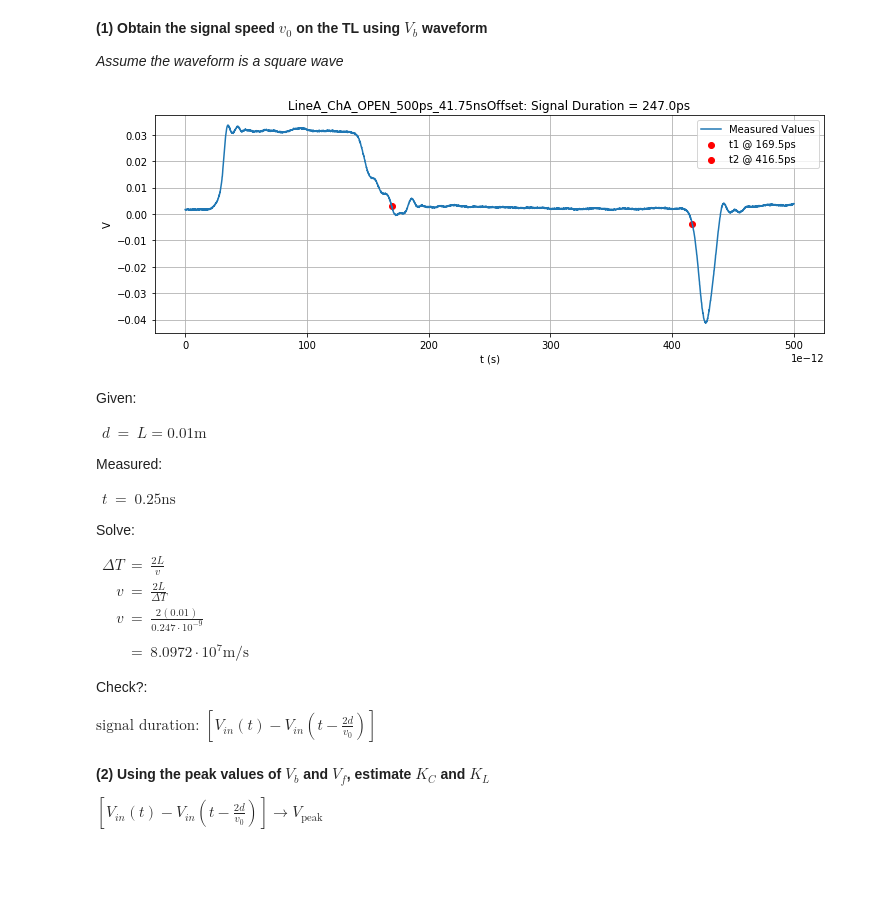
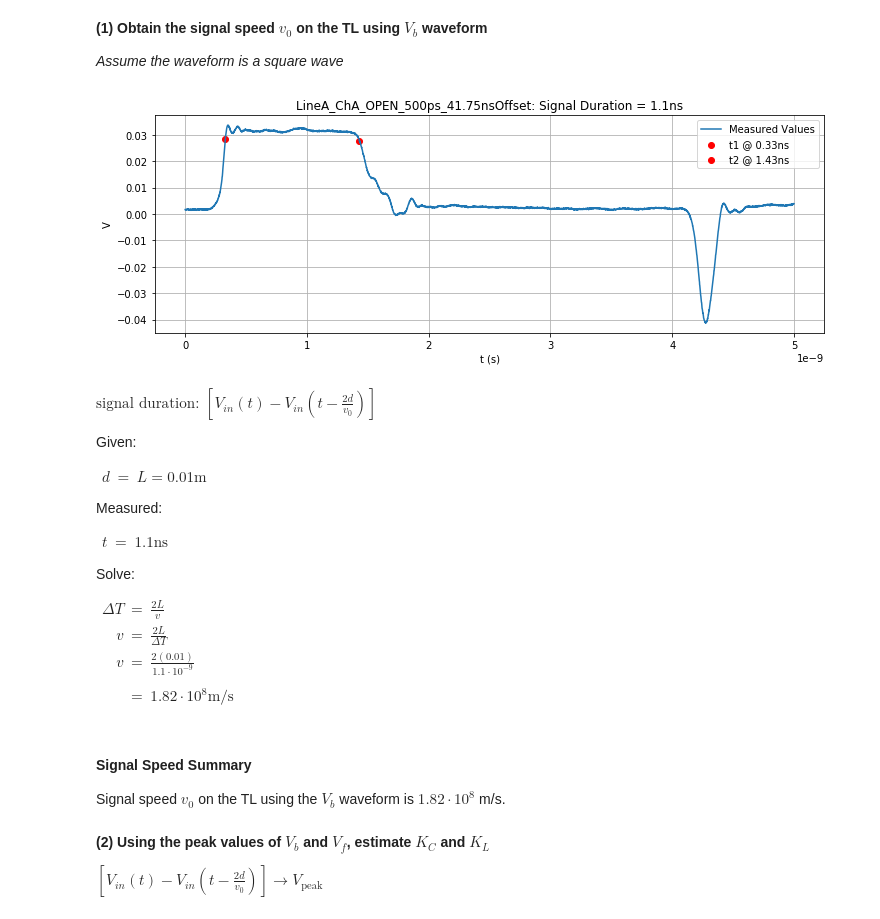
Before and after one commit to kegedy/UWEE572, a Jupyter notebook: labs/lab02/lab02.ipynb, the cells around one changed output. Drawn from its saved outputs; the diff is of its cells as text; code cells hidden in the pictures; blank space fills up the shorter version.

```diff
--- a/labs/lab02/lab02.ipynb
+++ b/labs/lab02/lab02.ipynb
@@ -585,42 +565,43 @@ axs[2,1].legend();
 # %%
 # Signal Duration: LineA_ChA_OPEN_500ps_41.75nsOffset
 #
 fig,ax = plt.subplots(figsize=(12,4))
 L = len(LineA_ChA_OPEN_500ps_41)
-x,res = np.linspace(0,500*10**(-12),L,endpoint=False,retstep=True)
-Ures = res*10**12
+x,res = np.linspace(0,5*10**(-9),L,endpoint=False,retstep=True)
+Ures = res*10**9
 
 # Define starting/ending points of input waveform
-x90F,x10F = FallTime( LineA_ChA_OPEN_500ps_41[900:1500] )
-x10R,x90R = RiseTime( LineA_ChA_OPEN_500ps_41[3250:3410],
-                     fsv=abs(min(LineA_ChA_OPEN_500ps_41))[0] )
-x0 = 900+x10F
-x1 = 3250+x10R
+x10R,x90R = RiseTime( LineA_ChA_OPEN_500ps_41[0:1000] )
+x90F,x10F = FallTime( LineA_ChA_OPEN_500ps_41[1000:1500] )
+x0 = x90R
+x1 = 1000+x90F
 
 # Plot
 ax.plot(x,LineA_ChA_OPEN_500ps_41,
     label='Measured Values'
 )
 ax.scatter(x0*res,LineA_ChA_OPEN_500ps_41[x0],
     color='red',
-    label=f't1 @ {round(x0*Ures,1)}ps'
+    label=f't1 @ {round(x0*Ures,2)}ns'
 )
 ax.scatter(x1*res,LineA_ChA_OPEN_500ps_41[x1],
     color='red',
-    label=f't2 @ {round(x1*Ures,1)}ps'
+    label=f't2 @ {round(x1*Ures,2)}ns'
 )
 
 # Labels
-rt = RoundNonZeroDecimal((x1*Ures)-(x0*Ures),1)
-ax.ticklabel_format(axis='x',style='sci', scilimits=(-12,-12))
-ax.set_title(f'LineA_ChA_OPEN_500ps_41.75nsOffset: Signal Duration = {rt}ps')
+rt = RoundNonZeroDecimal((x1*Ures)-(x0*Ures),2)
+ax.ticklabel_format(axis='x',style='sci', scilimits=(-9,-9))
+ax.set_title(f'LineA_ChA_OPEN_500ps_41.75nsOffset: Signal Duration = {rt}ns')
 ax.set_xlabel('t (s)')
 ax.set_ylabel('V')
 plt.grid(True)
 plt.legend();
 # %% [output]
-[figure, old version]
+[figure, new version]
 # %% [markdown]
+$\text{signal duration: } [V_{in}(t) - V_{in}(t-\frac{2d}{v_0})]$
+
 Given:
 
 $\begin{eqnarray}
@@ -630,7 +611,7 @@ d &=& L = 0.01 \text{m}
 Measured:
 
 $\begin{eqnarray}
-t &=& 0.25 \text{ns}
+t &=& 1.1 \text{ns}
 \end{eqnarray}$
 
 Solve:
@@ -638,14 +619,14 @@ Solve:
 $\begin{eqnarray}
 \Delta T &=& \frac{2L}{v} \\
 v        &=& \frac{2L}{\Delta T} \\
-v        &=& \frac{2(0.01)}{0.247 \cdot 10^{-9}} \\
+v        &=& \frac{2(0.01)}{1.1 \cdot 10^{-9}} \\
 \\
-         &=& 8.0972 \cdot 10^7 \text{m/s}
+         &=& 1.82 \cdot 10^8 \text{m/s}
 \end{eqnarray}$
-
-Check?:
-
-$\text{signal duration: } [V_{in}(t) - V_{in}(t-\frac{2d}{v_0})]$
+# %% [markdown]
+#### Signal Speed Summary
+
+Signal speed $v_0$ on the TL using the $V_b$ waveform is $1.82 \cdot 10^8$ m/s.
 # %% [markdown]
 **(2) Using the peak values of $V_b$ and $V_f$, estimate $K_C$ and $K_L$**
 
```
Also changed, not shown: parts of 16 cells of this notebook.
